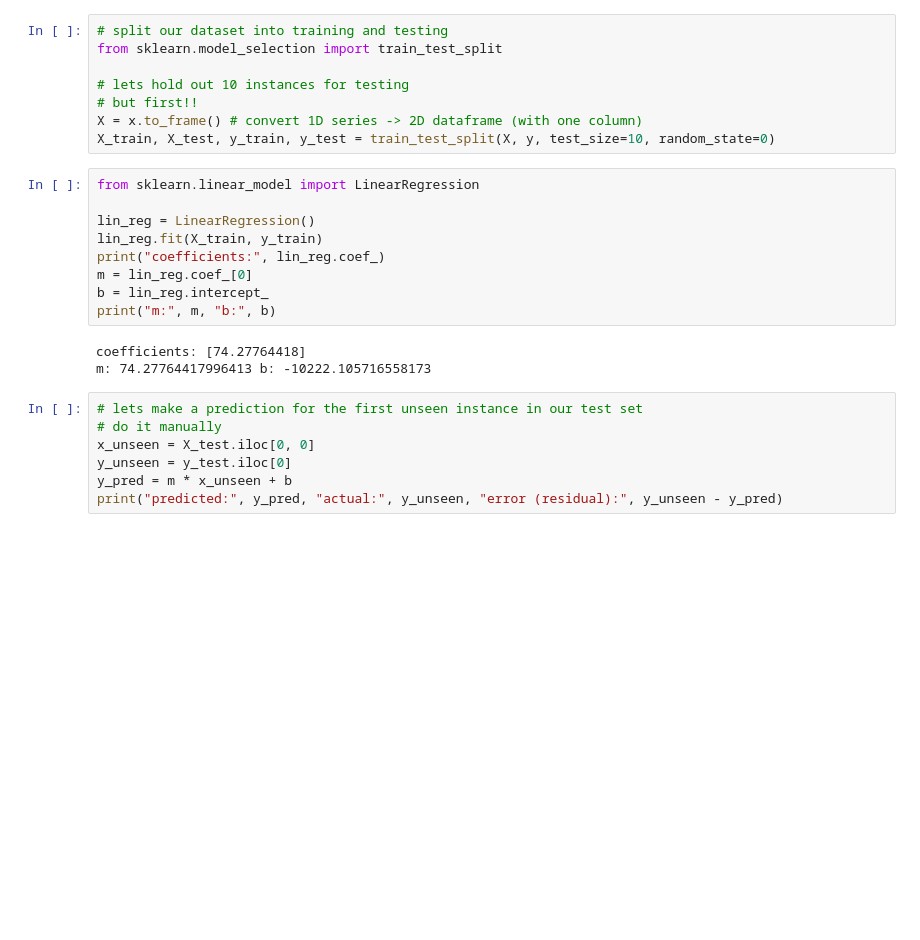
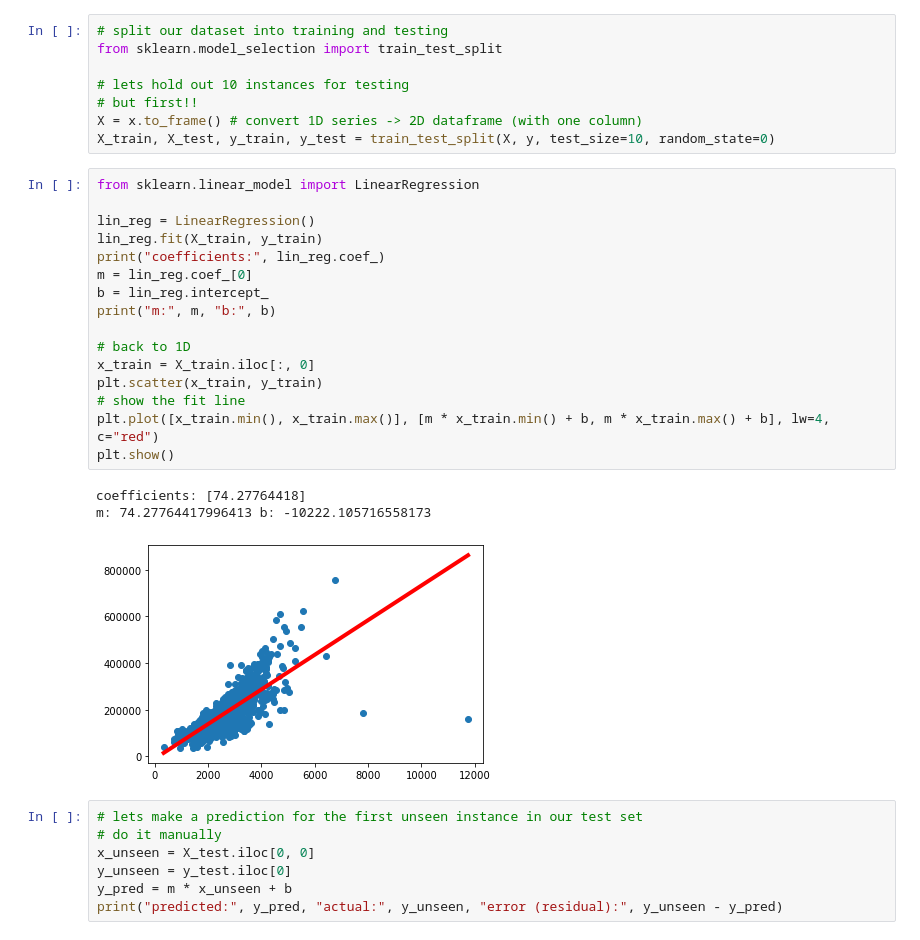
Before and after one commit to GonzagaCPSC222/U7-Machine-Learning-NLP, a Jupyter notebook: ClassificationFun/LinearRegression.ipynb, the cells around one changed output. Drawn from its saved outputs; the diff is of its cells as text; blank space fills up the shorter version.

Commit message:
plot fit line

```diff
--- a/ClassificationFun/LinearRegression.ipynb
+++ b/ClassificationFun/LinearRegression.ipynb
@@ -67,15 +67,23 @@ X_train, X_test, y_train, y_test = train_test_split(X, y, test_size=10, random_s
 # %%
 from sklearn.linear_model import LinearRegression
 
 lin_reg = LinearRegression()
 lin_reg.fit(X_train, y_train)
 print("coefficients:", lin_reg.coef_)
 m = lin_reg.coef_[0]
 b = lin_reg.intercept_
 print("m:", m, "b:", b)
+
+# back to 1D
+x_train = X_train.iloc[:, 0]
+plt.scatter(x_train, y_train)
+# show the fit line
+plt.plot([x_train.min(), x_train.max()], [m * x_train.min() + b, m * x_train.max() + b], lw=4, c="red")
+plt.show()
 # %% [output]
 coefficients: [74.27764418]
 m: 74.27764417996413 b: -10222.105716558173
+[figure, added]
 # %%
 # lets make a prediction for the first unseen instance in our test set
 # do it manually
```
